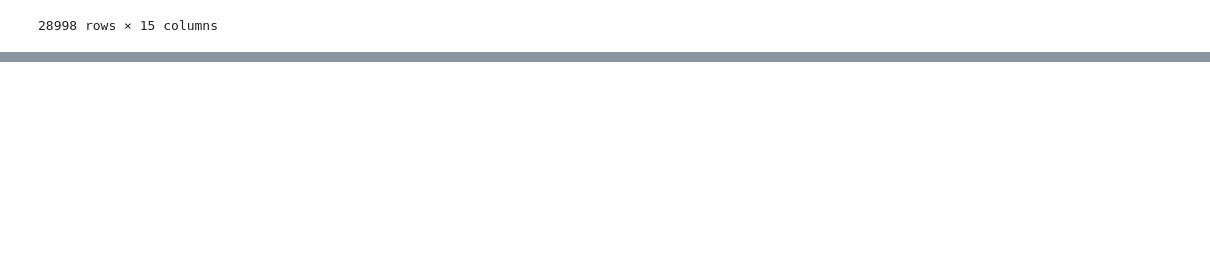
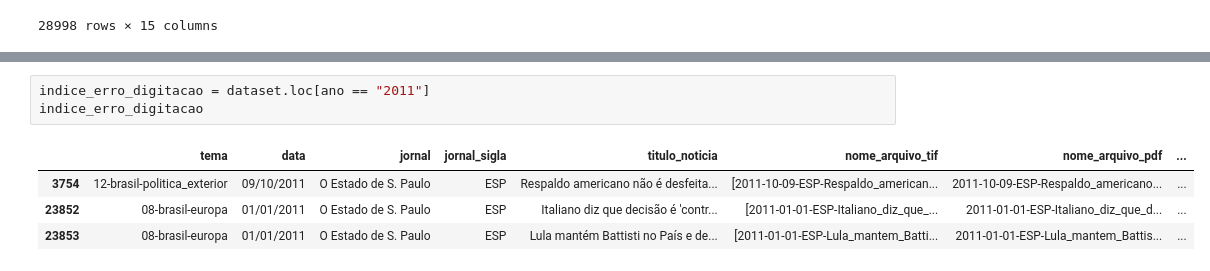
Before and after one commit to thiagovicino/python_analise_dados, a Jupyter notebook: Análise_dados_02_json_thiago.ipynb, the cells around one changed output, grey strips where cells are left out. Cells and saved outputs as stored; diff of their text form; blank space fills up the shorter version.

```diff
--- a/Análise_dados_02_json_thiago.ipynb
+++ b/Análise_dados_02_json_thiago.ipynb
@@ -76,0 +175,8 @@ dataset
+# %%
+indice_erro_digitacao = dataset.loc[ano == "2011"]
+indice_erro_digitacao
+# %% [output]
+|  | tema | data | jornal | jornal_sigla | titulo_noticia | nome_arquivo_tif | nome_arquivo_pdf | ... |
+| 3754 | 12-brasil-politica_exterior | 09/10/2011 | O Estado de S. Paulo | ESP | Respaldo americano não é desfeita... | [2011-10-09-ESP-Respaldo_american... | 2011-10-09-ESP-Respaldo_americano... | ... |
+| 23852 | 08-brasil-europa | 01/01/2011 | O Estado de S. Paulo | ESP | Italiano diz que decisão é 'contr... | [2011-01-01-ESP-Italiano_diz_que_... | 2011-01-01-ESP-Italiano_diz_que_d... | ... |
+| 23853 | 08-brasil-europa | 01/01/2011 | O Estado de S. Paulo | ESP | Lula mantém Battisti no País e de... | [2011-01-01-ESP-Lula_mantem_Batti... | 2011-01-01-ESP-Lula_mantem_Battis... | ... |
```
Also changed, not shown: parts of 26 cells of this notebook.
